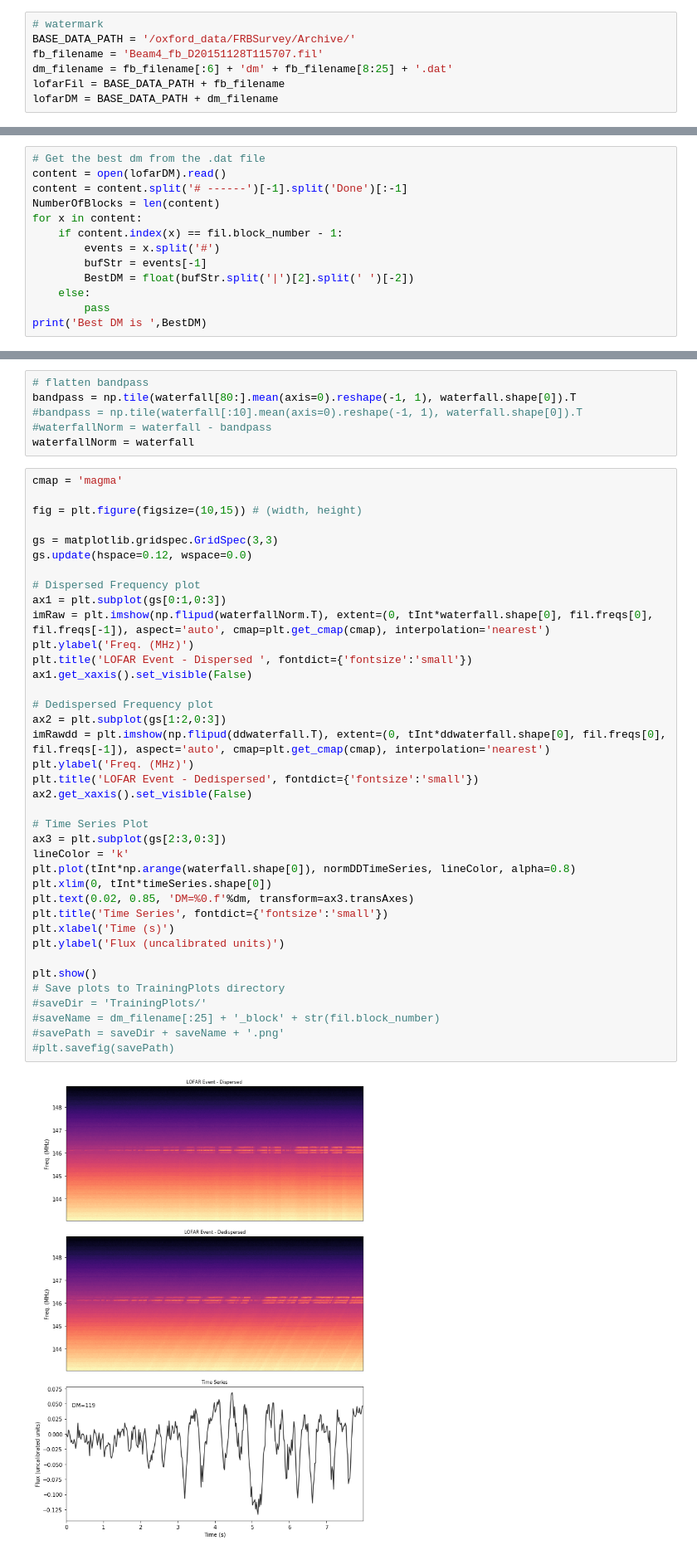
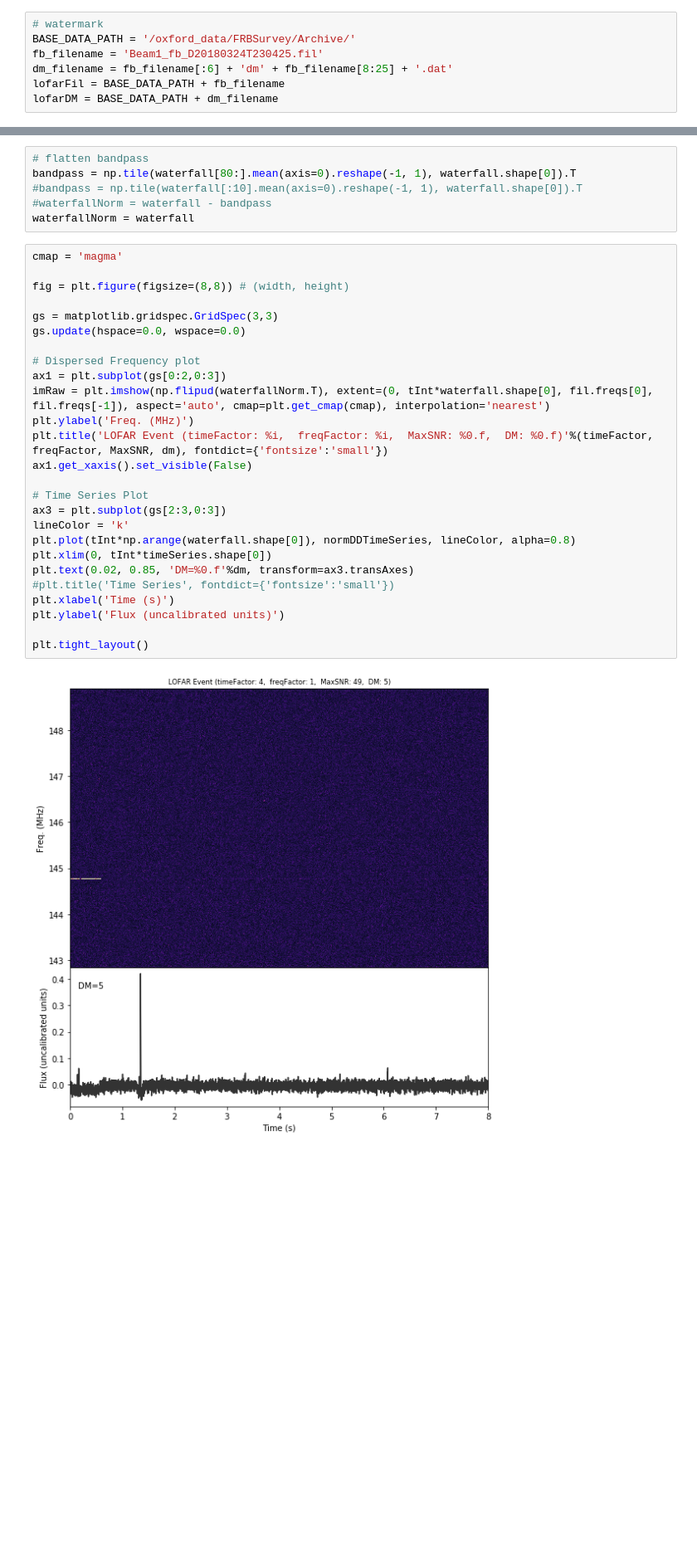
Before and after one commit to Jlshaw/LOFAR_Pulses, a Jupyter notebook: Notebooks/LOFAR_RADAR.ipynb, the cells around one changed output, grey strips where cells are left out. Shown at 83% size. Saved outputs shown, nothing was run; the diff lists cells and outputs as text; blank space fills up the shorter version.

Commit message:
Fixed bugs in creating plots

```diff
--- a/Notebooks/LOFAR_RADAR.ipynb
+++ b/Notebooks/LOFAR_RADAR.ipynb
@@ -16,7 +18,7 @@ filterbankio_headerless = imp.load_source('filterbankio_headerless', SOURCE_PATH
 # %%
 # watermark
 BASE_DATA_PATH = '/oxford_data/FRBSurvey/Archive/'
-fb_filename = 'Beam4_fb_D20151128T115707.fil'
+fb_filename = 'Beam1_fb_D20180324T230425.fil'
 dm_filename = fb_filename[:6] + 'dm' + fb_filename[8:25] + '.dat'
 lofarFil = BASE_DATA_PATH + fb_filename
 lofarDM = BASE_DATA_PATH + dm_filename
@@ -47,13 +86,0 @@ tInt *= timeFactor
-# %%
-# Get the best dm from the .dat file
-content = open(lofarDM).read()
-content = content.split('# ------')[-1].split('Done')[:-1]
-NumberOfBlocks = len(content)
-for x in content:
-    if content.index(x) == fil.block_number - 1:
-        events = x.split('#')
-        bufStr = events[-1]
-        BestDM = float(bufStr.split('|')[2].split(' ')[-2])
-    else:
-        pass
-print('Best DM is ',BestDM)
@@ -103,41 +128,29 @@ waterfallNorm = waterfall
 # %%
 cmap = 'magma'
 
-fig = plt.figure(figsize=(10,15)) # (width, height)
+fig = plt.figure(figsize=(8,8)) # (width, height)
 
 gs = matplotlib.gridspec.GridSpec(3,3)
-gs.update(hspace=0.12, wspace=0.0)
+gs.update(hspace=0.0, wspace=0.0)
 
 # Dispersed Frequency plot
-ax1 = plt.subplot(gs[0:1,0:3])
+ax1 = plt.subplot(gs[0:2,0:3])
 imRaw = plt.imshow(np.flipud(waterfallNorm.T), extent=(0, tInt*waterfall.shape[0], fil.freqs[0], fil.freqs[-1]), aspect='auto', cmap=plt.get_cmap(cmap), interpolation='nearest')
 plt.ylabel('Freq. (MHz)')
-plt.title('LOFAR Event - Dispersed ', fontdict={'fontsize':'small'})
+plt.title('LOFAR Event (timeFactor: %i,  freqFactor: %i,  MaxSNR: %0.f,  DM: %0.f)'%(timeFactor, freqFactor, MaxSNR, dm), fontdict={'fontsize':'small'})
 ax1.get_xaxis().set_visible(False)
-
-# Dedispersed Frequency plot
-ax2 = plt.subplot(gs[1:2,0:3])
-imRawdd = plt.imshow(np.flipud(ddwaterfall.T), extent=(0, tInt*ddwaterfall.shape[0], fil.freqs[0], fil.freqs[-1]), aspect='auto', cmap=plt.get_cmap(cmap), interpolation='nearest')
-plt.ylabel('Freq. (MHz)')
-plt.title('LOFAR Event - Dedispersed', fontdict={'fontsize':'small'})
-ax2.get_xaxis().set_visible(False)
 
 # Time Series Plot
 ax3 = plt.subplot(gs[2:3,0:3])
 lineColor = 'k'
 plt.plot(tInt*np.arange(waterfall.shape[0]), normDDTimeSeries, lineColor, alpha=0.8)
 plt.xlim(0, tInt*timeSeries.shape[0])
 plt.text(0.02, 0.85, 'DM=%0.f'%dm, transform=ax3.transAxes)
-plt.title('Time Series', fontdict={'fontsize':'small'})
+#plt.title('Time Series', fontdict={'fontsize':'small'})
 plt.xlabel('Time (s)')
 plt.ylabel('Flux (uncalibrated units)')
 
-plt.show()
-# Save plots to TrainingPlots directory
-#saveDir = 'TrainingPlots/'
-#saveName = dm_filename[:25] + '_block' + str(fil.block_number)
-#savePath = saveDir + saveName + '.png'
-#plt.savefig(savePath)
+plt.tight_layout()
 # %% [output]
-[figure, old version]
+[figure, new version]
 # %%
```
Also changed, not shown: parts of 6 cells of this notebook, 22 other files.
